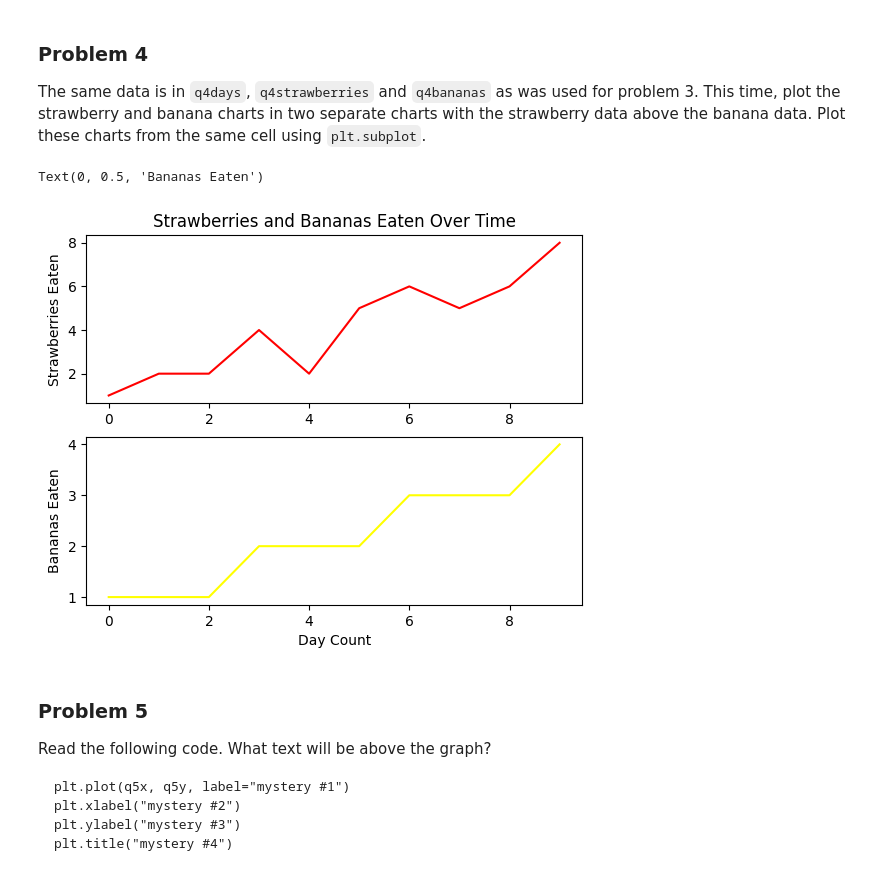
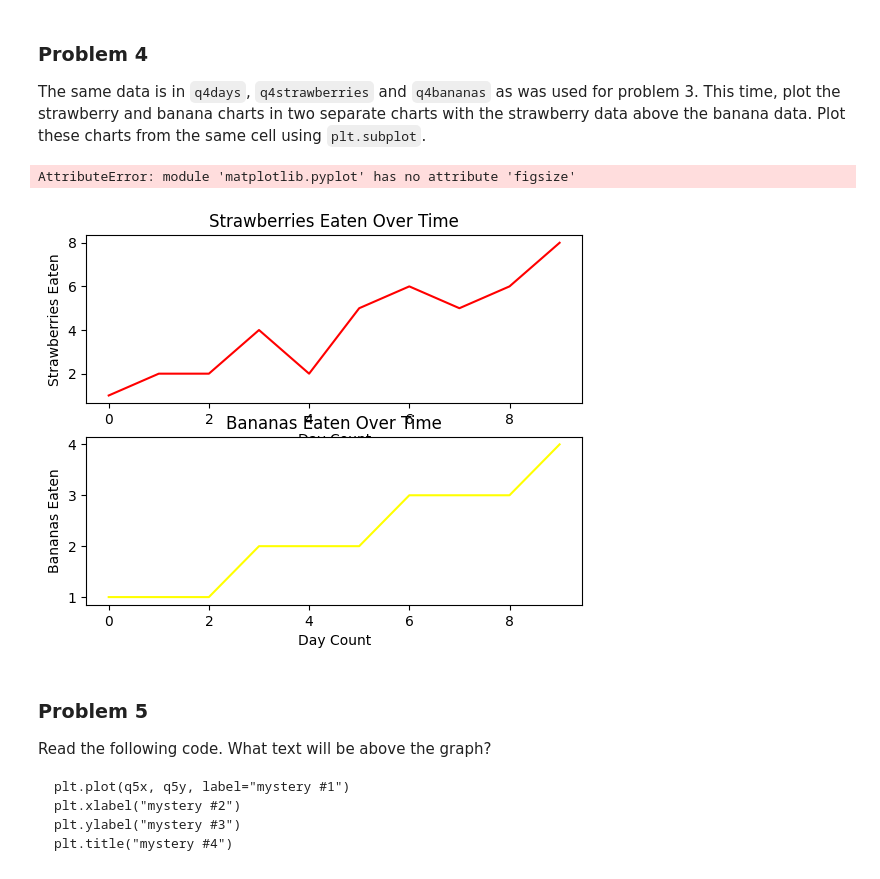
Before and after one commit to bvanson/dx602-homework-05, a Jupyter notebook: homeworTest.ipynb, the cells around one changed output. Cells and saved outputs as stored; diff of their text form; code cells hidden in the pictures.

```diff
--- a/homeworTest.ipynb
+++ b/homeworTest.ipynb
@@ -143,21 +142,23 @@ q4bananas = [1, 1, 1, 2, 2, 2, 3, 3, 3, 4]
 # %%
 # YOUR CHANGES HERE
 plt.subplot(2,1,1)
 plt.plot(q4days,q4strawberries, label='strawberries', color=
 'red')
-plt.title("Strawberries and Bananas Eaten Over Time")
+plt.title("Strawberries Eaten Over Time")
+plt.xlabel("Day Count")
 plt.ylabel("Strawberries Eaten")
 
 plt.subplot(2,1,2)
 plt.plot(q4days,q4bananas, label='bananas', color=
 'yellow')
-
+plt.title("Bananas Eaten Over Time")
 plt.xlabel('Day Count')
 plt.ylabel('Bananas Eaten')
+plt.figsize(8,6)
 #plt.tight_layout()
 # %% [output]
-Text(0, 0.5, 'Bananas Eaten')
+AttributeError: module 'matplotlib.pyplot' has no attribute 'figsize'
-[figure, old version]
+[figure, new version]
 # %% [markdown]
 ### Problem 5
 
```
Also changed, not shown: parts of 10 cells of this notebook.
